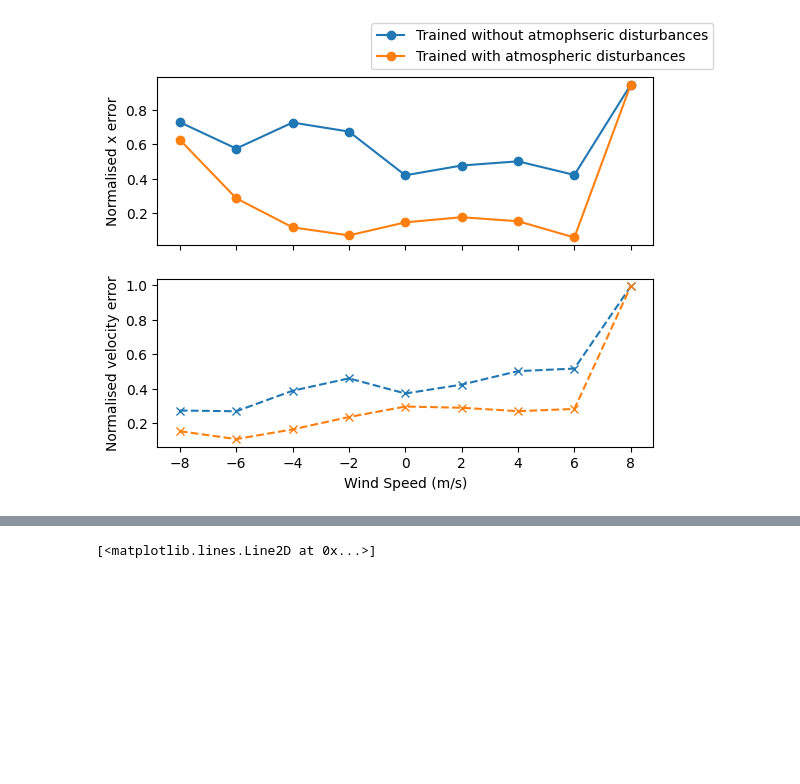
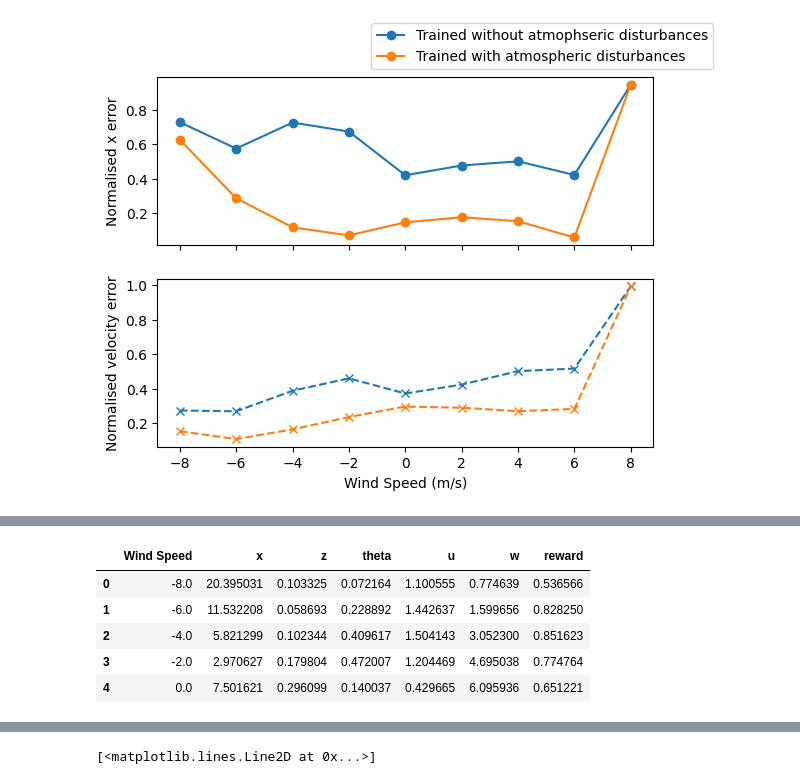
Before and after one commit to liamf555/torchperch_process, a Jupyter notebook: notebooks/reward_func_plotting.ipynb, the cells around one changed output, grey strips where cells are left out. Cells and saved outputs as stored; diff of their text form; code cells hidden in the pictures; blank space fills up the shorter version.

```diff
--- a/notebooks/reward_func_plotting.ipynb
+++ b/notebooks/reward_func_plotting.ipynb
@@ -325,0 +338,9 @@ plt.show()
+# %%
+perching_standard_wind_all.head()
+# %% [output]
+|  | Wind Speed | x | z | theta | u | w | reward |
+| 0 | -8.0 | 20.395031 | 0.103325 | 0.072164 | 1.100555 | 0.774639 | 0.536566 |
+| 1 | -6.0 | 11.532208 | 0.058693 | 0.228892 | 1.442637 | 1.599656 | 0.828250 |
+| 2 | -4.0 | 5.821299 | 0.102344 | 0.409617 | 1.504143 | 3.052300 | 0.851623 |
+| 3 | -2.0 | 2.970627 | 0.179804 | 0.472007 | 1.204469 | 4.695038 | 0.774764 |
+| 4 | 0.0 | 7.501621 | 0.296099 | 0.140037 | 0.429665 | 6.095936 | 0.651221 |
```
Also changed, not shown: parts of 6 cells of this notebook, 1 other file.
